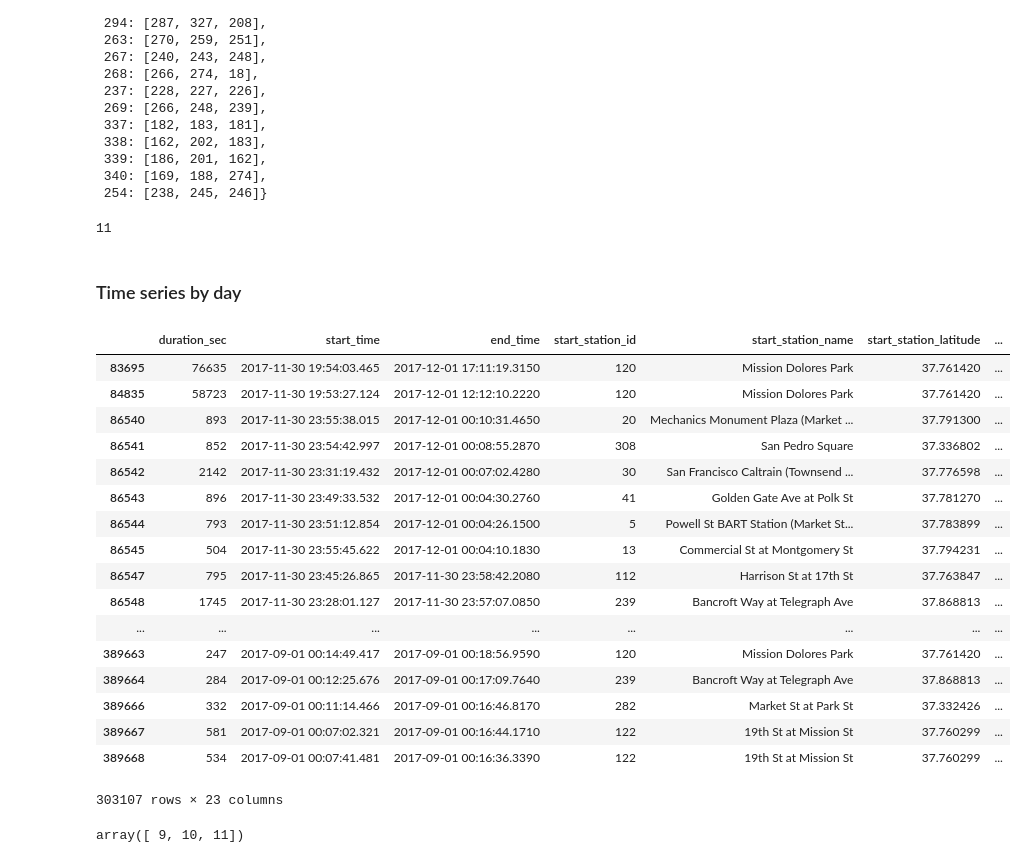
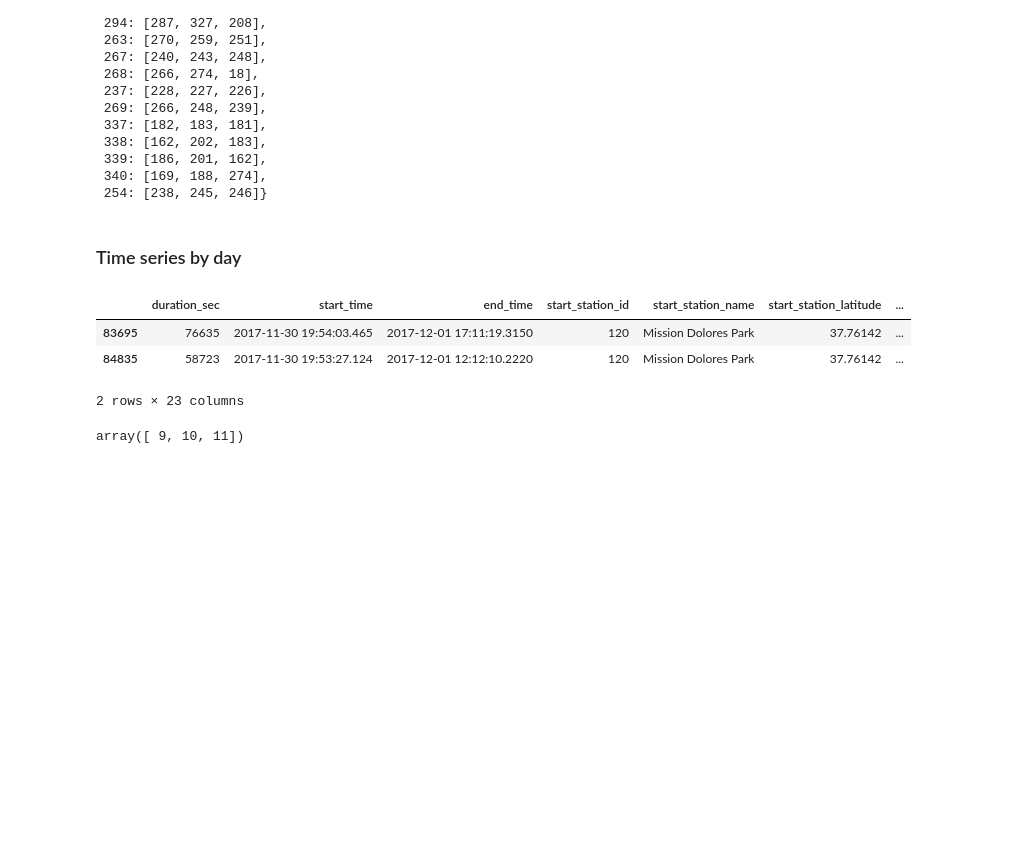
Before and after one commit to david-yang2/Capstone_Project, a Jupyter notebook: new_stations.ipynb, the cells around one changed output. Cells and saved outputs as stored; diff of their text form; code cells hidden in the pictures; blank space fills up the shorter version.

```diff
--- a/new_stations.ipynb
+++ b/new_stations.ipynb
@@ -203,10 +152,6 @@ knn_proposed_stn(cdf, ndf, ps)
  339: [186, 201, 162],
  340: [169, 188, 274],
  254: [238, 245, 246]}
-# %%
-cdf.month.unique()[0]
-# %% [output]
-11
 # %% [markdown]
 ### Time series by day
 # %%
@@ -215,26 +160,12 @@ cdf.month.unique()[0]
 cm = cdf.month.unique()[0]
 tsdf = df_2017[(df_2017.month <=cm) & (df_2017.month>cm-3)]
 # %%
-tsdf
+tsdf.head(2)
 # %% [output]
 |  | duration_sec | start_time | end_time | start_station_id | start_station_name | start_station_latitude | ... |
-| 83695 | 76635 | 2017-11-30 19:54:03.465 | 2017-12-01 17:11:19.3150 | 120 | Mission Dolores Park | 37.761420 | ... |
-| 84835 | 58723 | 2017-11-30 19:53:27.124 | 2017-12-01 12:12:10.2220 | 120 | Mission Dolores Park | 37.761420 | ... |
-| 86540 | 893 | 2017-11-30 23:55:38.015 | 2017-12-01 00:10:31.4650 | 20 | Mechanics Monument Plaza (Market ... | 37.791300 | ... |
-| 86541 | 852 | 2017-11-30 23:54:42.997 | 2017-12-01 00:08:55.2870 | 308 | San Pedro Square | 37.336802 | ... |
-| 86542 | 2142 | 2017-11-30 23:31:19.432 | 2017-12-01 00:07:02.4280 | 30 | San Francisco Caltrain (Townsend ... | 37.776598 | ... |
-| 86543 | 896 | 2017-11-30 23:49:33.532 | 2017-12-01 00:04:30.2760 | 41 | Golden Gate Ave at Polk St | 37.781270 | ... |
-| 86544 | 793 | 2017-11-30 23:51:12.854 | 2017-12-01 00:04:26.1500 | 5 | Powell St BART Station (Market St... | 37.783899 | ... |
-| 86545 | 504 | 2017-11-30 23:55:45.622 | 2017-12-01 00:04:10.1830 | 13 | Commercial St at Montgomery St | 37.794231 | ... |
-| 86547 | 795 | 2017-11-30 23:45:26.865 | 2017-11-30 23:58:42.2080 | 112 | Harrison St at 17th St | 37.763847 | ... |
-| 86548 | 1745 | 2017-11-30 23:28:01.127 | 2017-11-30 23:57:07.0850 | 239 | Bancroft Way at Telegraph Ave | 37.868813 | ... |
-| ... | ... | ... | ... | ... | ... | ... | ... |
-| 389663 | 247 | 2017-09-01 00:14:49.417 | 2017-09-01 00:18:56.9590 | 120 | Mission Dolores Park | 37.761420 | ... |
-| 389664 | 284 | 2017-09-01 00:12:25.676 | 2017-09-01 00:17:09.7640 | 239 | Bancroft Way at Telegraph Ave | 37.868813 | ... |
-| 389666 | 332 | 2017-09-01 00:11:14.466 | 2017-09-01 00:16:46.8170 | 282 | Market St at Park St | 37.332426 | ... |
-| 389667 | 581 | 2017-09-01 00:07:02.321 | 2017-09-01 00:16:44.1710 | 122 | 19th St at Mission St | 37.760299 | ... |
-| 389668 | 534 | 2017-09-01 00:07:41.481 | 2017-09-01 00:16:36.3390 | 122 | 19th St at Mission St | 37.760299 | ... |
+| 83695 | 76635 | 2017-11-30 19:54:03.465 | 2017-12-01 17:11:19.3150 | 120 | Mission Dolores Park | 37.76142 | ... |
+| 84835 | 58723 | 2017-11-30 19:53:27.124 | 2017-12-01 12:12:10.2220 | 120 | Mission Dolores Park | 37.76142 | ... |
-303107 rows × 23 columns
+2 rows × 23 columns
 # %%
 months = np.sort(tsdf.month.unique())
 # %%
```
Also changed, not shown: parts of 23 cells of this notebook.
